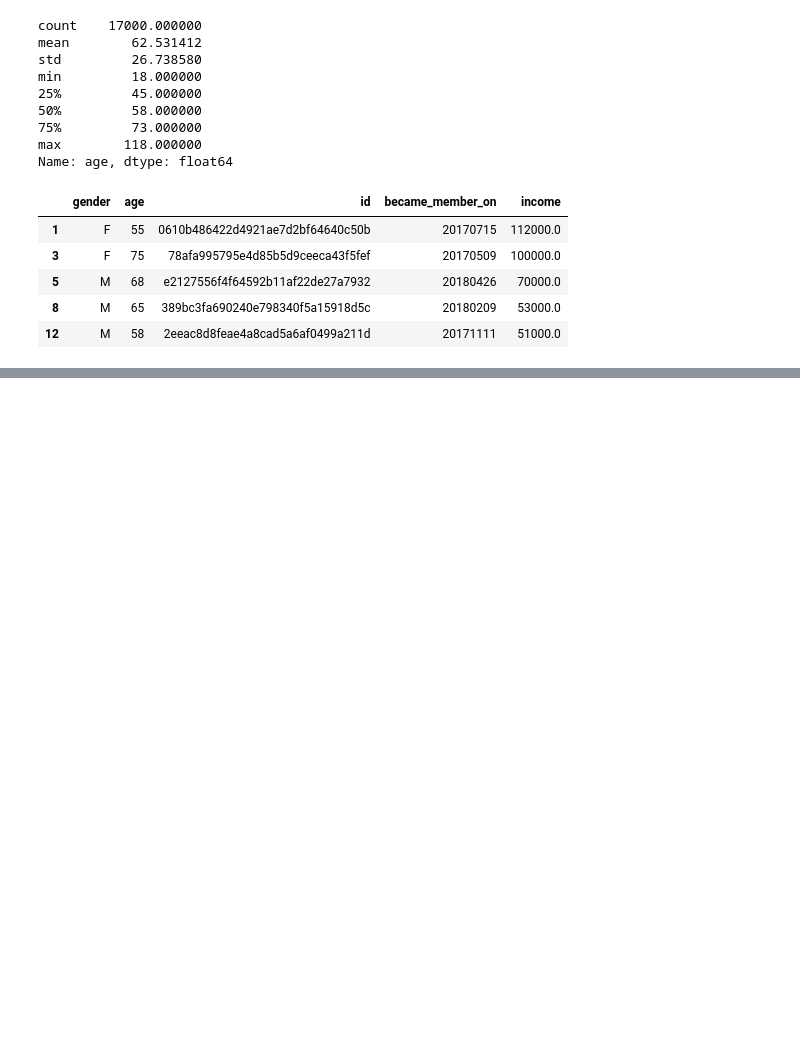
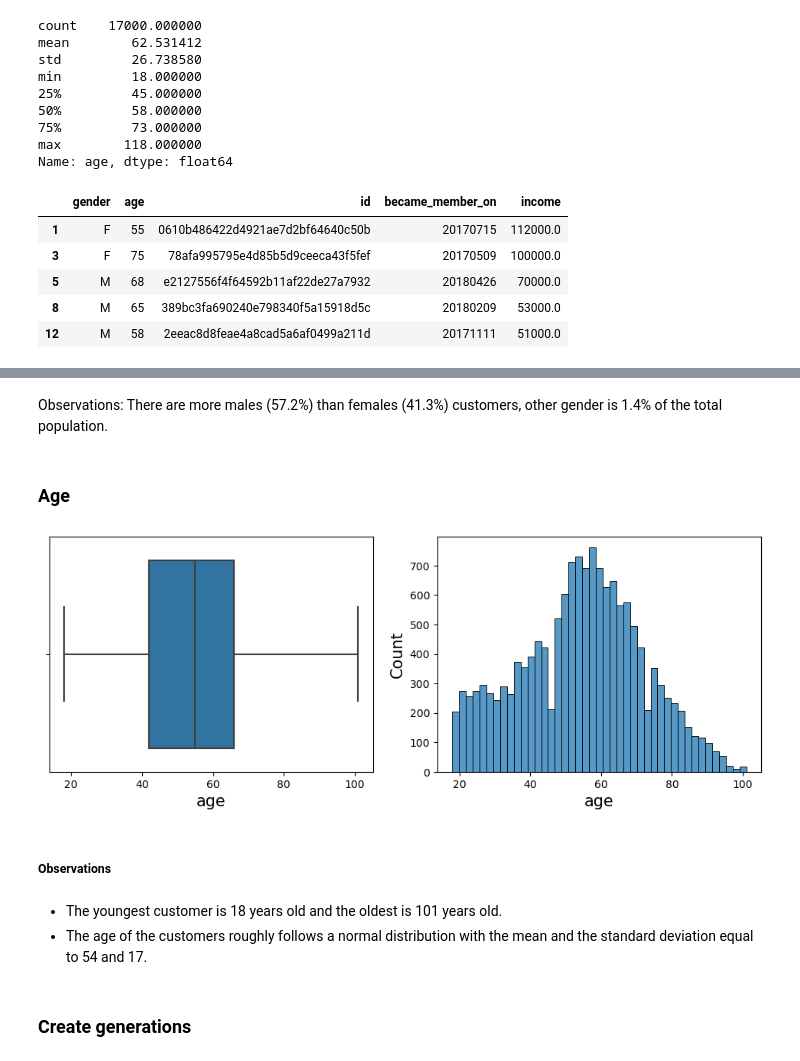
Before and after one commit to BendeguzSinkovicz/PortfolioProjects, a Jupyter notebook: Starbucks customer data analysis project.ipynb, the cells around one changed output, grey strips where cells are left out. Cells and saved outputs as stored; diff of their text form; code cells hidden in the pictures; blank space fills up the shorter version.

```diff
--- a/Starbucks customer data analysis project.ipynb
+++ b/Starbucks customer data analysis project.ipynb
@@ -374,0 +344,20 @@ plt.show()
+# %% [markdown]
+Observations: There are more males (57.2%) than females (41.3%) customers, other gender is 1.4% of the total population.
+# %% [markdown]
+### Age
+# %%
+fig, axs = plt.subplots(1,2, figsize = (12,4))
+sns.boxplot(data = profile, x = 'age', ax = axs[0])
+sns.histplot(data = profile, x = 'age', ax = axs[1])
+axs[0].xaxis.label.set_size(15)
+axs[1].xaxis.label.set_size(15)
+axs[1].yaxis.label.set_size(15)
+# %% [output]
+[figure, added]
+# %% [markdown]
+##### Observations
+# %% [markdown]
+* The youngest customer is 18 years old and the oldest is 101 years old.
+* The age of the customers roughly follows a normal distribution with the mean and the standard deviation equal to 54 and 17.
+# %% [markdown]
+### Create generations
```
Also changed, not shown: parts of 130 cells of this notebook.
